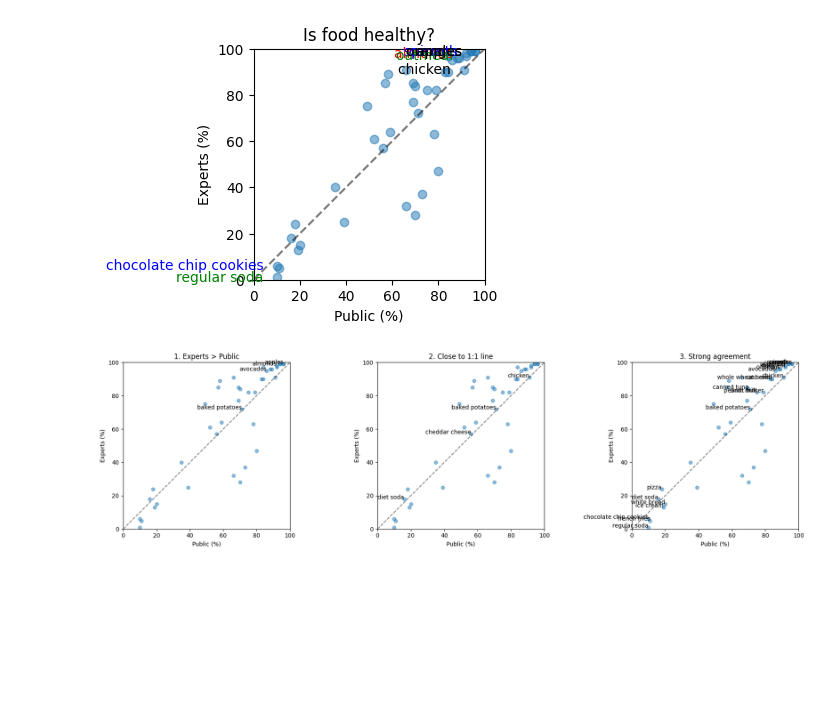
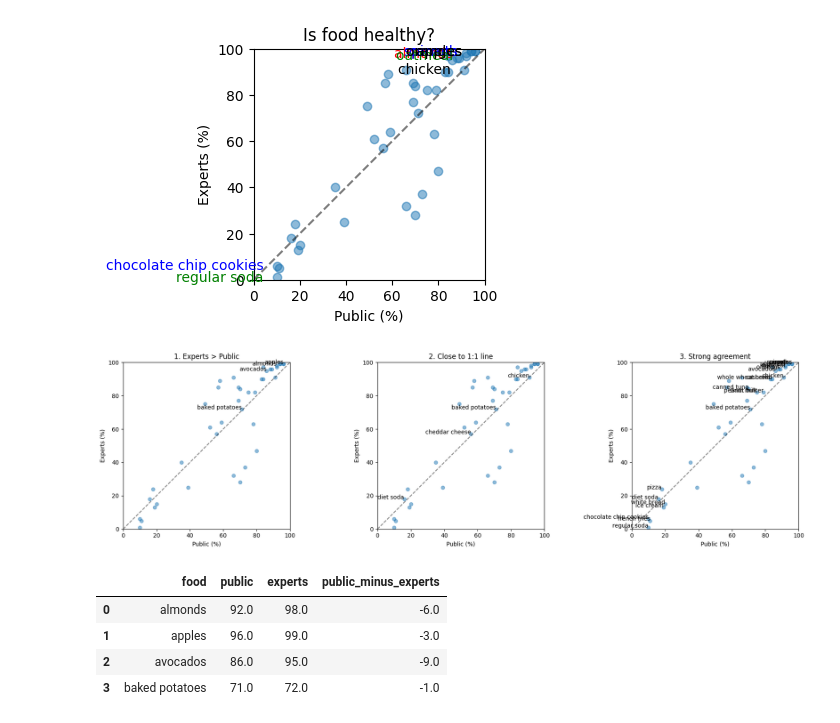
Before and after one commit to ojeduard/Data-Science-Essentials, a Jupyter notebook: Data_Visualization/Start_Projects/granola-healthy-project/granola-healthy-project.ipynb, the cells around one changed output. Drawn from its saved outputs; the diff is of its cells as text; code cells hidden in the pictures; blank space fills up the shorter version.

```diff
--- a/Data_Visualization/Start_Projects/granola-healthy-project/granola-healthy-project.ipynb
+++ b/Data_Visualization/Start_Projects/granola-healthy-project/granola-healthy-project.ipynb
@@ -477,3 +477,11 @@ plt.tight_layout()
 plt.show()
 # %% [output]
 [figure]
+# %%
+highest_by_experts
+# %% [output]
+|  | food | public | experts | public_minus_experts |
+| 0 | almonds | 92.0 | 98.0 | -6.0 |
+| 1 | apples | 96.0 | 99.0 | -3.0 |
+| 2 | avocados | 86.0 | 95.0 | -9.0 |
+| 3 | baked potatoes | 71.0 | 72.0 | -1.0 |
```
Also changed, not shown: 7 other files.
